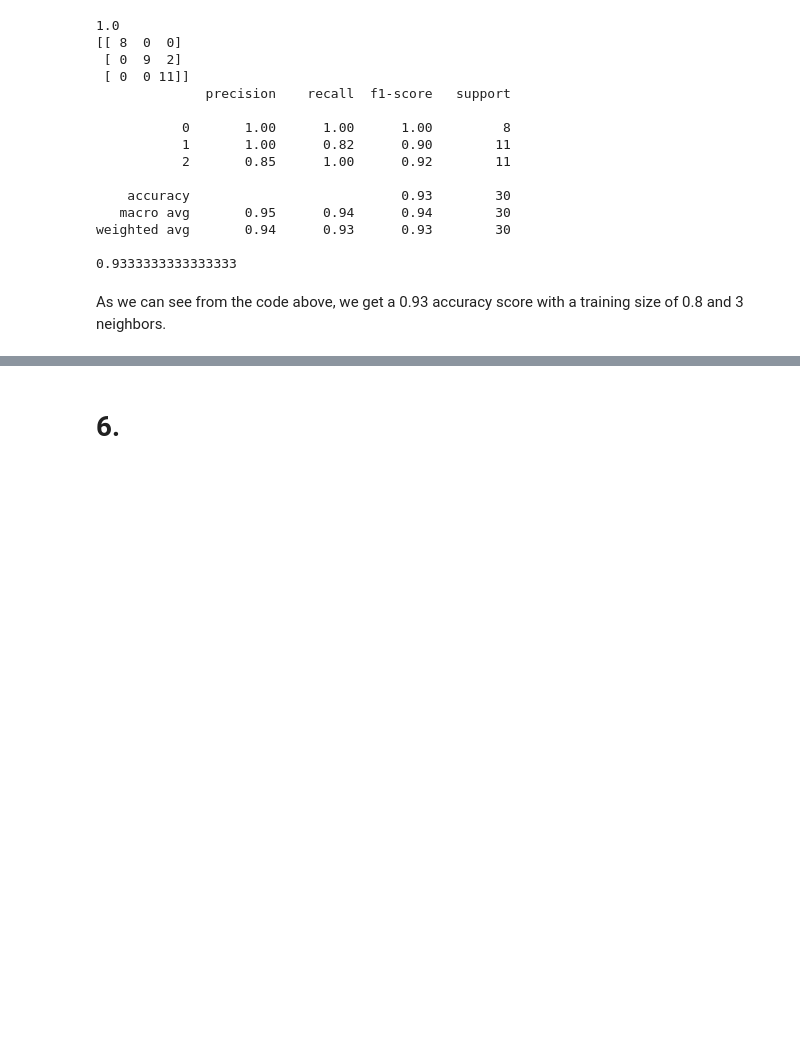
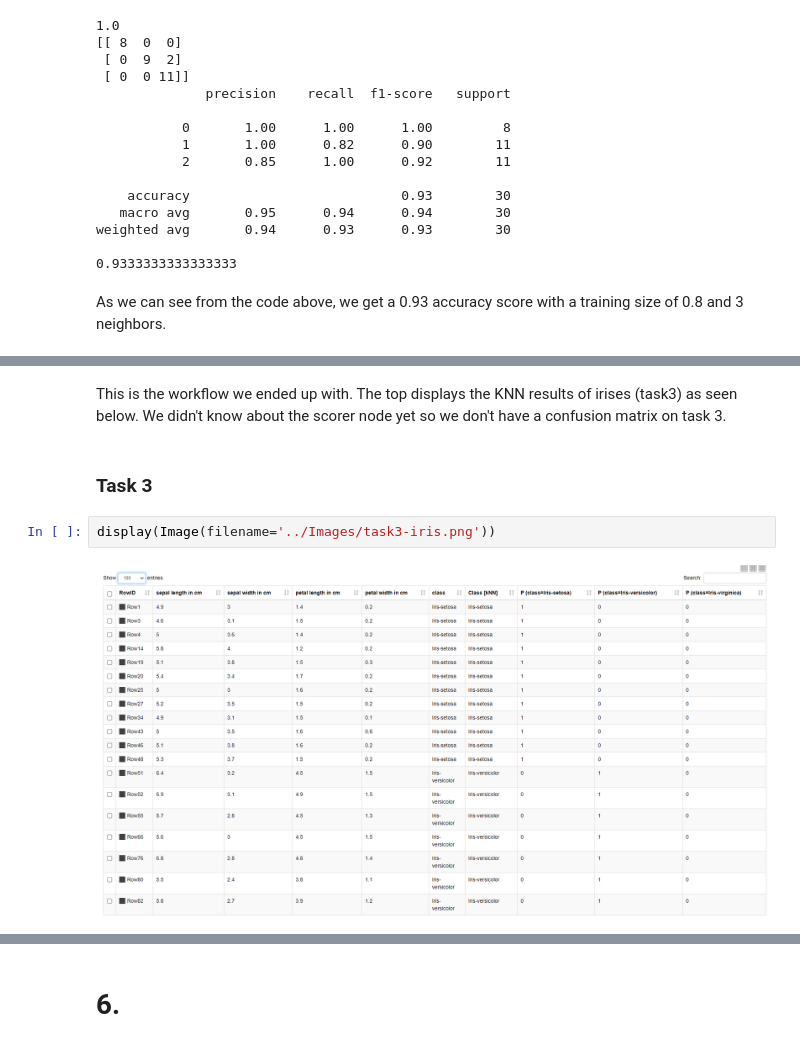
Before and after one commit to MHR1985/DSC_Classification, a Jupyter notebook: Notebooks/Classification.ipynb, the cells around one changed output, grey strips where cells are left out. Drawn from its saved outputs; the diff is of its cells as text; blank space fills up the shorter version.

```diff
--- a/Notebooks/Classification.ipynb
+++ b/Notebooks/Classification.ipynb
@@ -119,0 +126,8 @@ See KNIME workflow.
+# %% [markdown]
+This is the workflow we ended up with. The top displays the KNN results of irises (task3) as seen below. We didn't know about the scorer node yet so we don't have a confusion matrix on task 3.
+# %% [markdown]
+### Task 3
+# %%
+display(Image(filename='../Images/task3-iris.png'))
+# %% [output]
+[figure, added]
```
Also changed, not shown: parts of 12 cells of this notebook, 12 other files.
